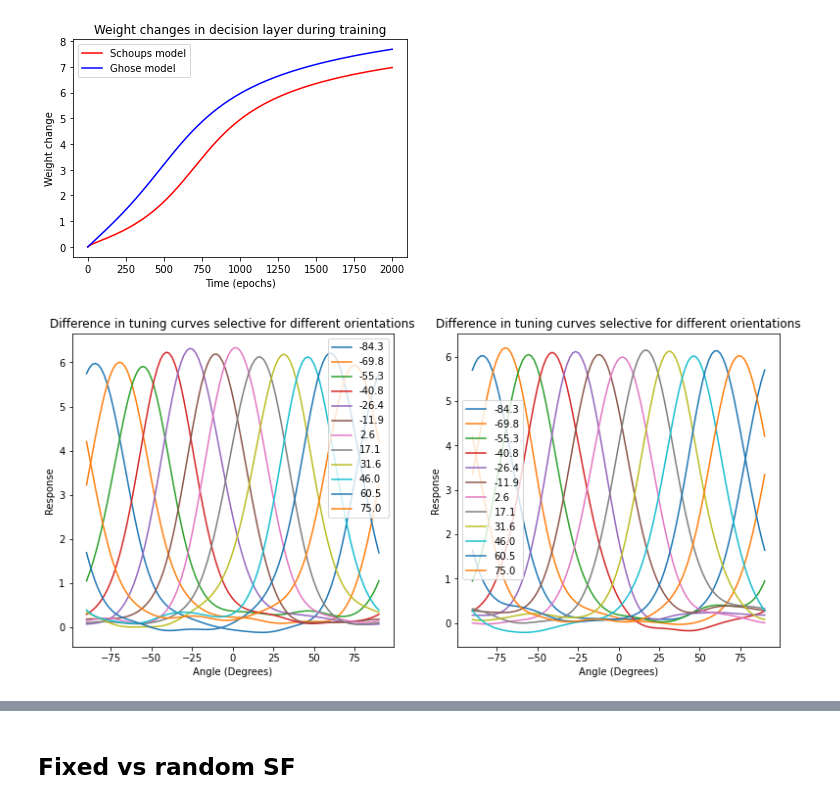
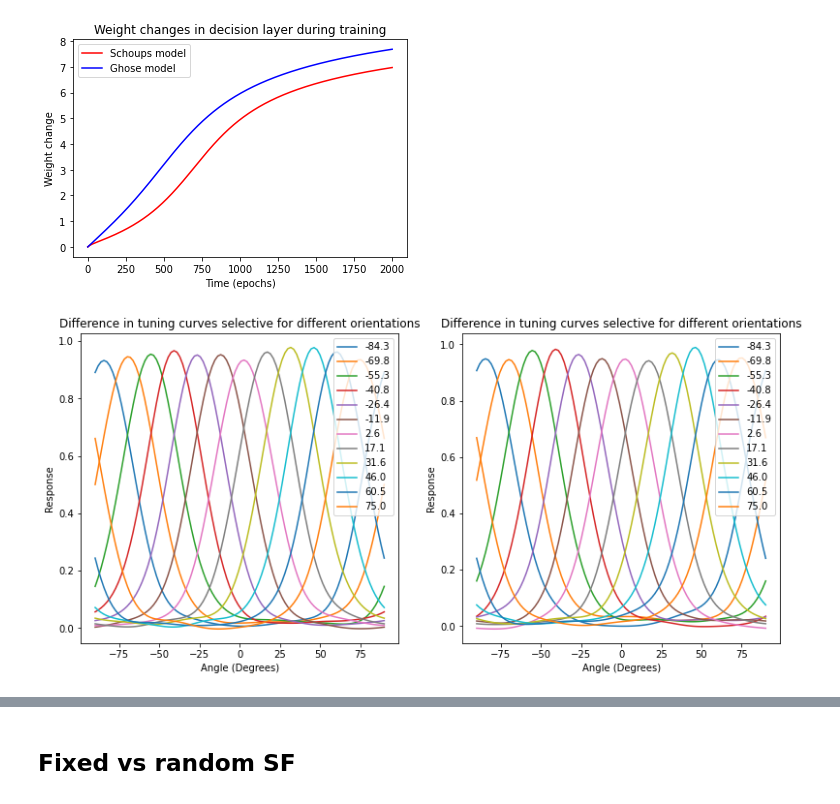
Before and after one commit to pacochow/Modelling-vpl, a Jupyter notebook: Locally_connected_network.ipynb, the cells around one changed output, grey strips where cells are left out. Saved outputs shown, nothing was run; the diff lists cells and outputs as text; code cells hidden in the pictures.

```diff
--- a/Locally_connected_network.ipynb
+++ b/Locally_connected_network.ipynb
@@ -328,14 +331,14 @@ plt.title("Weight changes in decision layer during training");
 # %%
 plt.figure(figsize = [20, 20])
 plt.subplot(3, 3, 1)
-schoups_net.plot_v1_tuning_curve(orientation = 3, phi_sf = 1, position = 12, orientations = True, differences = False)
+schoups_net.plot_v1_tuning_curve(orientation = 3, phi_sf = 3, position = 12, orientations = True, differences = False)
 plt.title("Difference in tuning curves selective for different orientations", loc = 'center');
 
 plt.subplot(3, 3, 2)
-ghose_net.plot_v1_tuning_curve(orientation = 3, phi_sf = 1, position = 12, orientations = True, differences = False)
+ghose_net.plot_v1_tuning_curve(orientation = 3, phi_sf = 3, position = 12, orientations = True, differences = False)
 plt.title("Difference in tuning curves selective for different orientations", loc = 'center');
 # %% [output]
-[figure, old version]
+[figure, new version]
 # %%
 schoups_net.v1_tuning_params(12)
 ghose_net.v1_tuning_params(12)
```
Also changed, not shown: parts of 10 cells of this notebook, 1 other file.
